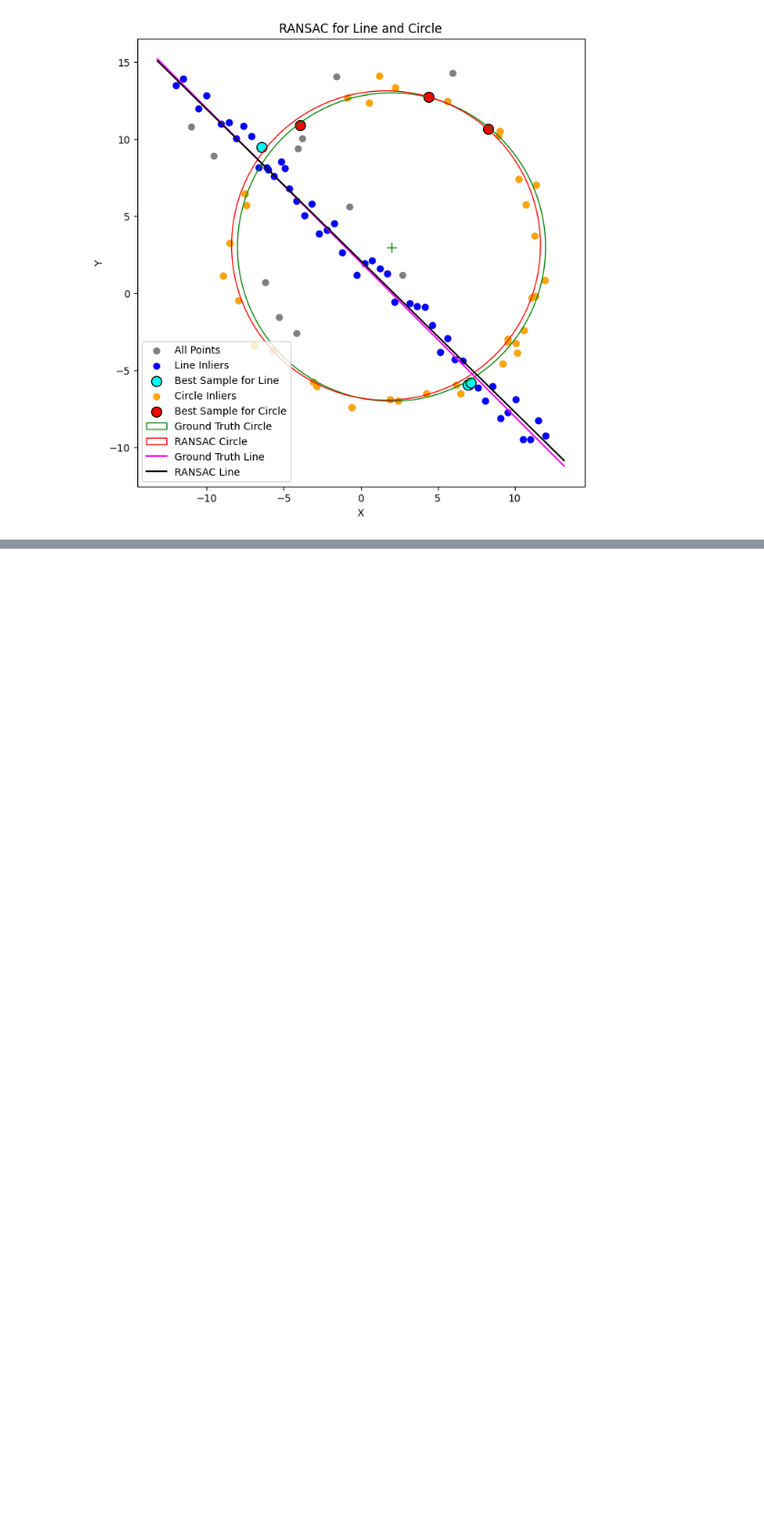
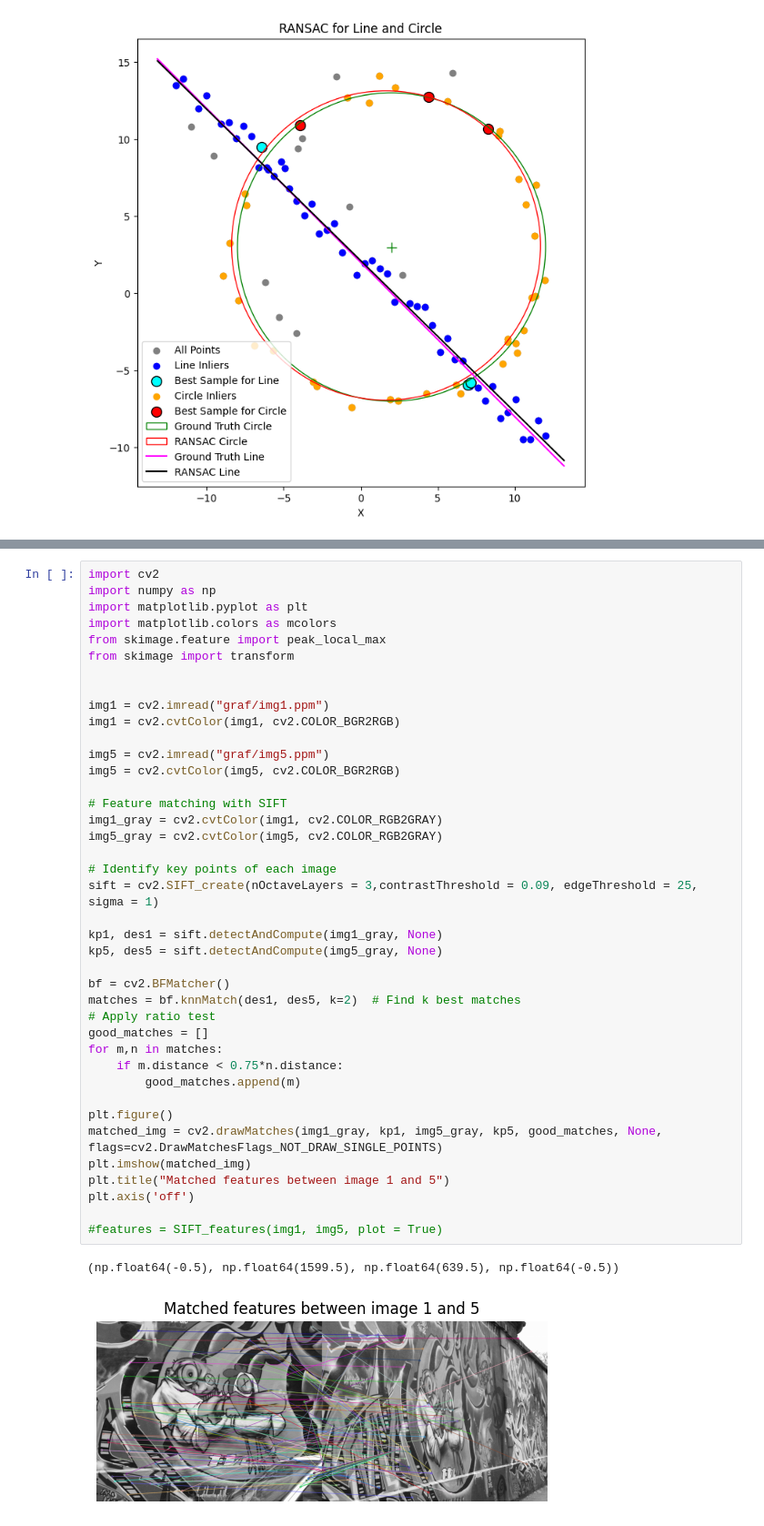
Before and after one commit to Kirushanth-G/EN3160---Image-Processing-and-Machine-Vision, a Jupyter notebook: Assignment2.ipynb, the cells around one changed output, grey strips where cells are left out. Shown at 91% size. Cells and saved outputs as stored; diff of their text form; blank space fills up the shorter version.

```diff
--- a/Assignment2.ipynb
+++ b/Assignment2.ipynb
@@ -448 +258,44 @@ plt.show()
+# %%
+import cv2
+import numpy as np
+import matplotlib.pyplot as plt
+import matplotlib.colors as mcolors
+from skimage.feature import peak_local_max
+from skimage import transform
+
+
+img1 = cv2.imread("graf/img1.ppm")
+img1 = cv2.cvtColor(img1, cv2.COLOR_BGR2RGB)
+
+img5 = cv2.imread("graf/img5.ppm")
+img5 = cv2.cvtColor(img5, cv2.COLOR_BGR2RGB)
+
+# Feature matching with SIFT
+img1_gray = cv2.cvtColor(img1, cv2.COLOR_RGB2GRAY)
+img5_gray = cv2.cvtColor(img5, cv2.COLOR_RGB2GRAY)
+
+# Identify key points of each image
+sift = cv2.SIFT_create(nOctaveLayers = 3,contrastThreshold = 0.09, edgeThreshold = 25, sigma = 1)
+
+kp1, des1 = sift.detectAndCompute(img1_gray, None)
+kp5, des5 = sift.detectAndCompute(img5_gray, None)
+
+bf = cv2.BFMatcher()
+matches = bf.knnMatch(des1, des5, k=2)  # Find k best matches
+# Apply ratio test
+good_matches = []
+for m,n in matches:
+    if m.distance < 0.75*n.distance:
+        good_matches.append(m)
+
+plt.figure()
+matched_img = cv2.drawMatches(img1_gray, kp1, img5_gray, kp5, good_matches, None, flags=cv2.DrawMatchesFlags_NOT_DRAW_SINGLE_POINTS)
+plt.imshow(matched_img)
+plt.title("Matched features between image 1 and 5")
+plt.axis('off')
+
+#features = SIFT_features(img1, img5, plot = True)
+# %% [output]
+(np.float64(-0.5), np.float64(1599.5), np.float64(639.5), np.float64(-0.5))
+[figure, added]
 # %%
```
Also changed, not shown: parts of 8 cells of this notebook.
